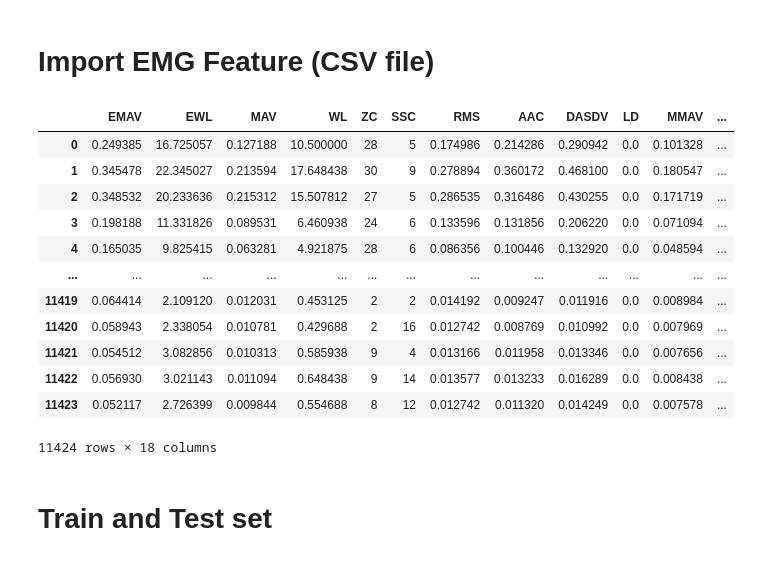
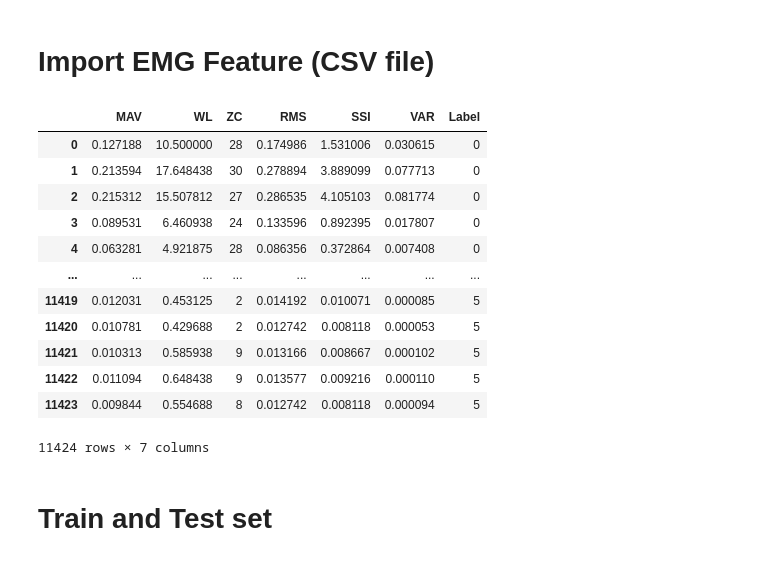
Before and after one commit to 0Ellias0/EMG-analisys-SVM-CNN-ANN, a Jupyter notebook: SVM.ipynb, the cells around one changed output. Drawn from its saved outputs; the diff is of its cells as text; code cells hidden in the pictures.

```diff
--- a/SVM.ipynb
+++ b/SVM.ipynb
@@ -12,22 +12,22 @@ import seaborn as sns
 # %% [markdown]
 # **Import EMG Feature (CSV file)**
 # %%
-df = pd.read_csv(r"C:\Users\hpalm\Desktop\Programacion\Datos_6000_MYO\Caracteristicas_@\p01-caracteristicas.csv")
+df = pd.read_csv(r"C:\Users\hpalm\Desktop\Programacion\Datos_6000_MYO\Caracteristicas\P01_Mejores_Caracteristicas.csv")
 df
 # %% [output]
-|  | EMAV | EWL | MAV | WL | ZC | SSC | RMS | AAC | DASDV | LD | MMAV | ... |
-| 0 | 0.249385 | 16.725057 | 0.127188 | 10.500000 | 28 | 5 | 0.174986 | 0.214286 | 0.290942 | 0.0 | 0.101328 | ... |
-| 1 | 0.345478 | 22.345027 | 0.213594 | 17.648438 | 30 | 9 | 0.278894 | 0.360172 | 0.468100 | 0.0 | 0.180547 | ... |
-| 2 | 0.348532 | 20.233636 | 0.215312 | 15.507812 | 27 | 5 | 0.286535 | 0.316486 | 0.430255 | 0.0 | 0.171719 | ... |
-| 3 | 0.198188 | 11.331826 | 0.089531 | 6.460938 | 24 | 6 | 0.133596 | 0.131856 | 0.206220 | 0.0 | 0.071094 | ... |
-| 4 | 0.165035 | 9.825415 | 0.063281 | 4.921875 | 28 | 6 | 0.086356 | 0.100446 | 0.132920 | 0.0 | 0.048594 | ... |
-| ... | ... | ... | ... | ... | ... | ... | ... | ... | ... | ... | ... | ... |
-| 11419 | 0.064414 | 2.109120 | 0.012031 | 0.453125 | 2 | 2 | 0.014192 | 0.009247 | 0.011916 | 0.0 | 0.008984 | ... |
-| 11420 | 0.058943 | 2.338054 | 0.010781 | 0.429688 | 2 | 16 | 0.012742 | 0.008769 | 0.010992 | 0.0 | 0.007969 | ... |
-| 11421 | 0.054512 | 3.082856 | 0.010313 | 0.585938 | 9 | 4 | 0.013166 | 0.011958 | 0.013346 | 0.0 | 0.007656 | ... |
-| 11422 | 0.056930 | 3.021143 | 0.011094 | 0.648438 | 9 | 14 | 0.013577 | 0.013233 | 0.016289 | 0.0 | 0.008438 | ... |
-| 11423 | 0.052117 | 2.726399 | 0.009844 | 0.554688 | 8 | 12 | 0.012742 | 0.011320 | 0.014249 | 0.0 | 0.007578 | ... |
+|  | MAV | WL | ZC | RMS | SSI | VAR | Label |
+| 0 | 0.127188 | 10.500000 | 28 | 0.174986 | 1.531006 | 0.030615 | 0 |
+| 1 | 0.213594 | 17.648438 | 30 | 0.278894 | 3.889099 | 0.077713 | 0 |
+| 2 | 0.215312 | 15.507812 | 27 | 0.286535 | 4.105103 | 0.081774 | 0 |
+| 3 | 0.089531 | 6.460938 | 24 | 0.133596 | 0.892395 | 0.017807 | 0 |
+| 4 | 0.063281 | 4.921875 | 28 | 0.086356 | 0.372864 | 0.007408 | 0 |
+| ... | ... | ... | ... | ... | ... | ... | ... |
+| 11419 | 0.012031 | 0.453125 | 2 | 0.014192 | 0.010071 | 0.000085 | 5 |
+| 11420 | 0.010781 | 0.429688 | 2 | 0.012742 | 0.008118 | 0.000053 | 5 |
+| 11421 | 0.010313 | 0.585938 | 9 | 0.013166 | 0.008667 | 0.000102 | 5 |
+| 11422 | 0.011094 | 0.648438 | 9 | 0.013577 | 0.009216 | 0.000110 | 5 |
+| 11423 | 0.009844 | 0.554688 | 8 | 0.012742 | 0.008118 | 0.000094 | 5 |
-11424 rows × 18 columns
+11424 rows × 7 columns
 # %% [markdown]
 # **Train and Test set**
 # %%
```
Also changed, not shown: parts of 16 cells of this notebook.
